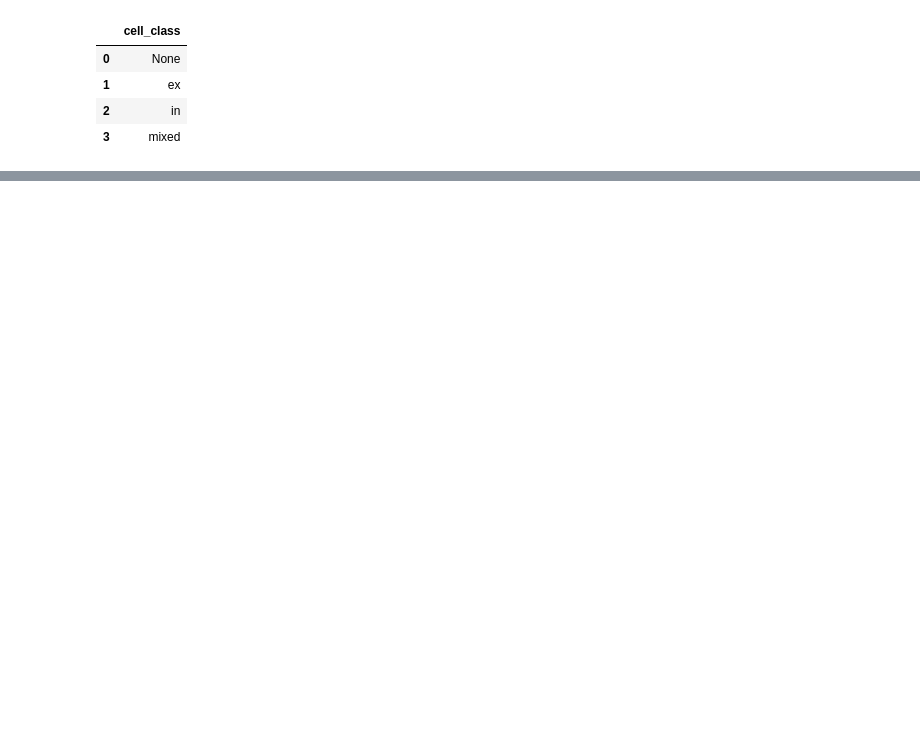
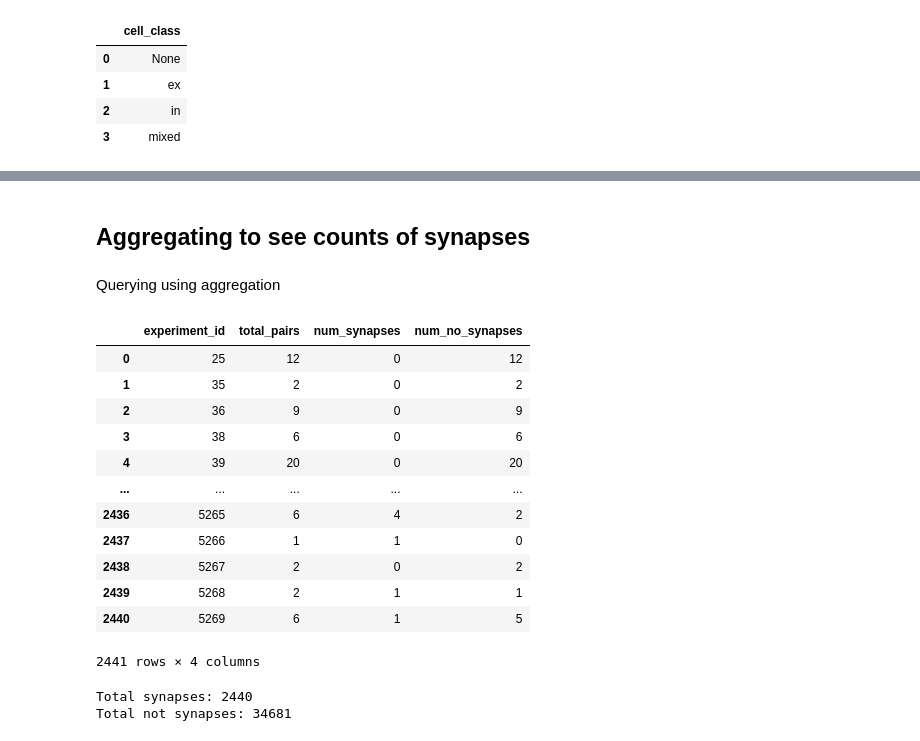
Before and after one commit to acevedomartina/HeterogeneousRNNs, a Jupyter notebook: data_analysis/analysis_neneva.ipynb, the cells around one changed output, grey strips where cells are left out. Cells and saved outputs as stored; diff of their text form; code cells hidden in the pictures; blank space fills up the shorter version.

```diff
--- a/data_analysis/analysis_neneva.ipynb
+++ b/data_analysis/analysis_neneva.ipynb
@@ -321,0 +344,64 @@ df_experiment
+# %% [markdown]
+## Aggregating to see counts of synapses
+# %% [markdown]
+Querying using aggregation
+# %%
+# SQL query to retrieve the desired info
+
+query = """
+            SELECT
+                p.experiment_id,
+                COUNT(*) AS total_pairs,
+                SUM(p.has_synapse) AS num_synapses,
+                COUNT(*) - SUM(p.has_synapse) AS num_no_synapses
+
+
+            FROM pair p
+
+            INNER JOIN cell pre ON p.pre_cell_id = pre.id
+            INNER JOIN cell post ON p.post_cell_id = post.id
+            INNER JOIN experiment e ON e.id = p.experiment_id
+            INNER JOIN slice s ON e.slice_id = s.id
+
+
+            WHERE
+                s.species = 'mouse'
+                AND e.target_region = 'VisP'
+
+                -- No null values in synapse and cell classes
+                AND p.has_synapse IS NOT NULL
+                AND pre.cell_class IS NOT NULL
+                AND post.cell_class IS NOT NULL
+
+                -- We allow mixed cell class in postsynaptic cells, but not in presynaptic cell class
+                AND pre.cell_class != 'mixed'
+
+            GROUP BY p.experiment_id;
+        """
+
+df_synapses = pd.read_sql_query(query, con)
+
+df_synapses
+# %% [output]
+|  | experiment_id | total_pairs | num_synapses | num_no_synapses |
+| 0 | 25 | 12 | 0 | 12 |
+| 1 | 35 | 2 | 0 | 2 |
+| 2 | 36 | 9 | 0 | 9 |
+| 3 | 38 | 6 | 0 | 6 |
+| 4 | 39 | 20 | 0 | 20 |
+| ... | ... | ... | ... | ... |
+| 2436 | 5265 | 6 | 4 | 2 |
+| 2437 | 5266 | 1 | 1 | 0 |
+| 2438 | 5267 | 2 | 0 | 2 |
+| 2439 | 5268 | 2 | 1 | 1 |
+| 2440 | 5269 | 6 | 1 | 5 |
+2441 rows × 4 columns
+# %%
+# How many in total
+total_synapses = df_synapses["num_synapses"].sum()
+total_not_synapses = df_synapses["num_no_synapses"].sum()
+print(f"Total synapses: {total_synapses}")
+print(f"Total not synapses: {total_not_synapses}")
+# %% [output]
+Total synapses: 2440
+Total not synapses: 34681
```
Also changed, not shown: parts of 9 cells of this notebook, 1 other file.
